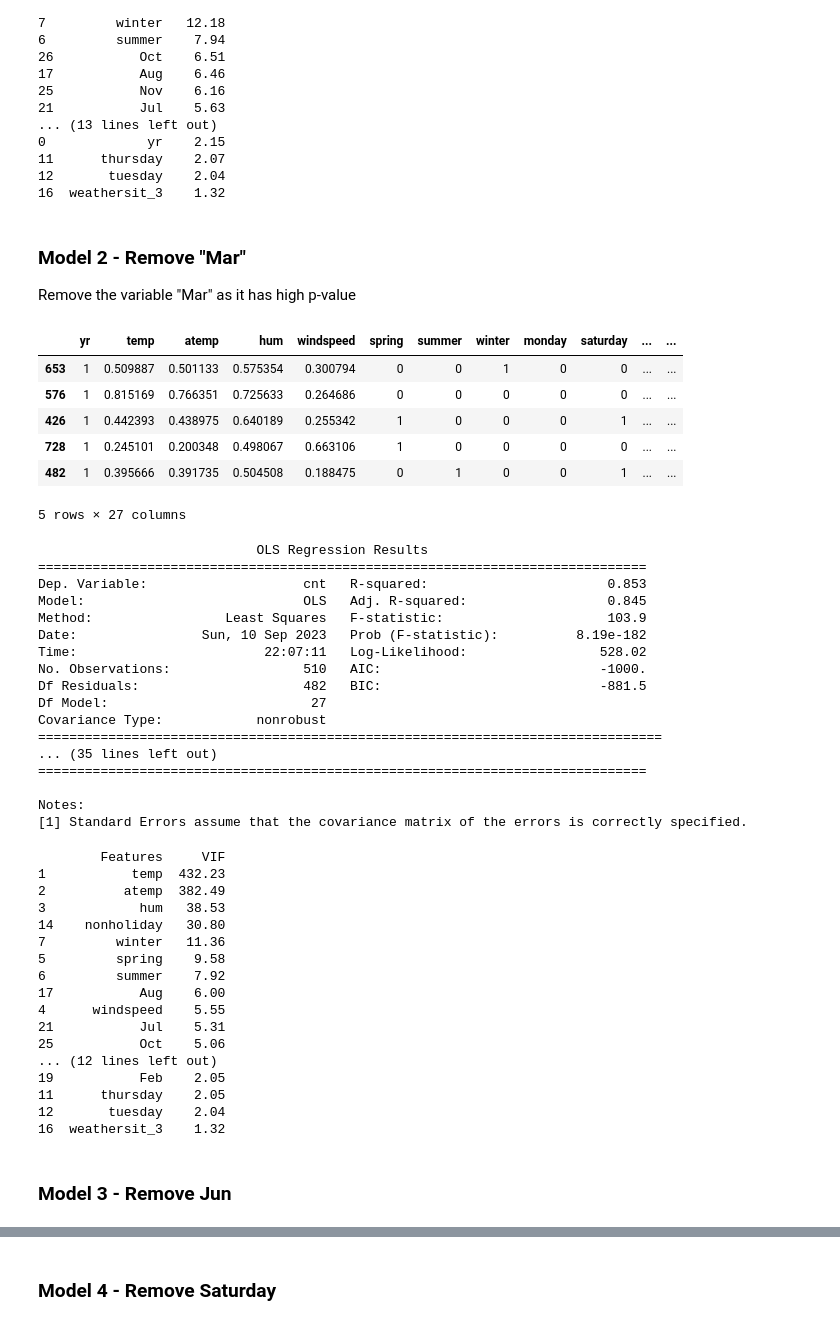
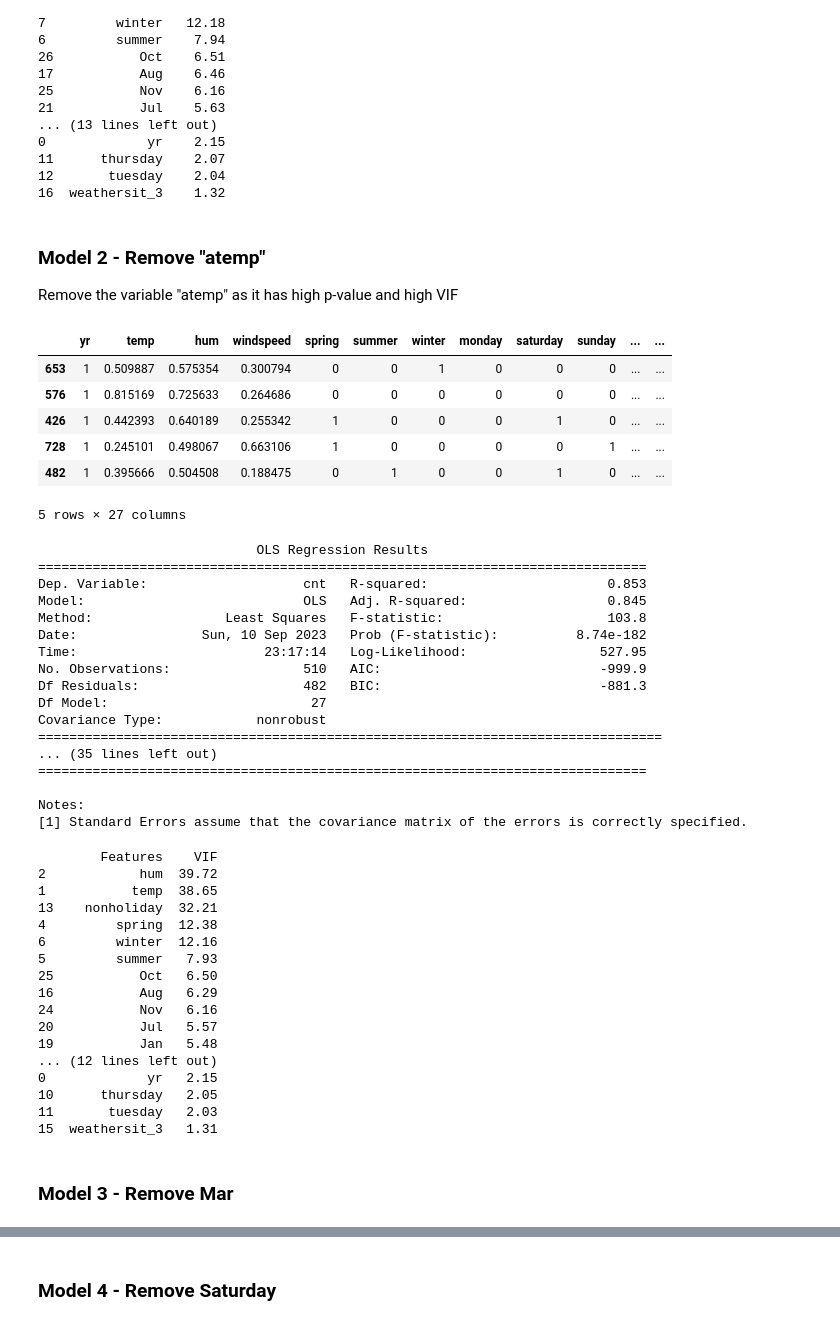
Before and after one commit to ncjanardhan-outlook/ncjpersonal, a Jupyter notebook: Linear Regression Assignment/Linear Regression Assignment - Boom Bikes.ipynb, the cells around one changed output, grey strips where cells are left out. Saved outputs shown, nothing was run; the diff lists cells and outputs as text; code cells hidden in the pictures.

```diff
--- a/Linear Regression Assignment/Linear Regression Assignment - Boom Bikes.ipynb
+++ b/Linear Regression Assignment/Linear Regression Assignment - Boom Bikes.ipynb
@@ -262,20 +262,20 @@ Calculate_VIF(X_train_model_1)
 12       tuesday    2.04
 16  weathersit_3    1.32
 # %% [markdown]
-### Model 2 - Remove "Mar"
+### Model 2 - Remove "atemp"
 
-Remove the variable "Mar" as it has high p-value
+Remove the variable "atemp" as it has high p-value and high VIF
 # %%
-X_train_model_2 = X_train_model_1.drop('Mar', 1)
+X_train_model_2 = X_train_model_1.drop('atemp', 1)
 
 X_train_model_2.head()
 # %% [output]
-|  | yr | temp | atemp | hum | windspeed | spring | summer | winter | monday | saturday | ... | ... |
-| 653 | 1 | 0.509887 | 0.501133 | 0.575354 | 0.300794 | 0 | 0 | 1 | 0 | 0 | ... | ... |
-| 576 | 1 | 0.815169 | 0.766351 | 0.725633 | 0.264686 | 0 | 0 | 0 | 0 | 0 | ... | ... |
-| 426 | 1 | 0.442393 | 0.438975 | 0.640189 | 0.255342 | 1 | 0 | 0 | 0 | 1 | ... | ... |
-| 728 | 1 | 0.245101 | 0.200348 | 0.498067 | 0.663106 | 1 | 0 | 0 | 0 | 0 | ... | ... |
-| 482 | 1 | 0.395666 | 0.391735 | 0.504508 | 0.188475 | 0 | 1 | 0 | 0 | 1 | ... | ... |
+|  | yr | temp | hum | windspeed | spring | summer | winter | monday | saturday | sunday | ... | ... |
+| 653 | 1 | 0.509887 | 0.575354 | 0.300794 | 0 | 0 | 1 | 0 | 0 | 0 | ... | ... |
+| 576 | 1 | 0.815169 | 0.725633 | 0.264686 | 0 | 0 | 0 | 0 | 0 | 0 | ... | ... |
+| 426 | 1 | 0.442393 | 0.640189 | 0.255342 | 1 | 0 | 0 | 0 | 1 | 0 | ... | ... |
+| 728 | 1 | 0.245101 | 0.498067 | 0.663106 | 1 | 0 | 0 | 0 | 0 | 1 | ... | ... |
+| 482 | 1 | 0.395666 | 0.504508 | 0.188475 | 0 | 1 | 0 | 0 | 1 | 0 | ... | ... |
 5 rows × 27 columns
 # %%
 lr_model_2 = ConstructLinearRegressionModel(X_train_model_2, y_train)
@@ -286,11 +286,11 @@ print(lr_model_2.summary())
 ==============================================================================
 Dep. Variable:                    cnt   R-squared:                       0.853
 Model:                            OLS   Adj. R-squared:                  0.845
-Method:                 Least Squares   F-statistic:                     103.9
-Date:                Sun, 10 Sep 2023   Prob (F-statistic):          8.19e-182
-Time:                        22:07:11   Log-Likelihood:                 528.02
-No. Observations:                 510   AIC:                            -1000.
-Df Residuals:                     482   BIC:                            -881.5
+Method:                 Least Squares   F-statistic:                     103.8
+Date:                Sun, 10 Sep 2023   Prob (F-statistic):          8.74e-182
+Time:                        23:17:14   Log-Likelihood:                 527.95
+No. Observations:                 510   AIC:                            -999.9
+Df Residuals:                     482   BIC:                            -881.3
 Df Model:                          27
 Covariance Type:            nonrobust
 ================================================================================
@@ -302,23 +302,23 @@ Notes:
 # %%
 Calculate_VIF(X_train_model_2)
 # %% [output]
-        Features     VIF
-1           temp  432.23
-2          atemp  382.49
-3            hum   38.53
-14    nonholiday   30.80
-7         winter   11.36
-5         spring    9.58
-6         summer    7.92
-17           Aug    6.00
-4      windspeed    5.55
-21           Jul    5.31
-25           Oct    5.06
+        Features    VIF
+2            hum  39.72
+1           temp  38.65
+13    nonholiday  32.21
+4         spring  12.38
+6         winter  12.16
+5         summer   7.93
+25           Oct   6.50
+16           Aug   6.29
+24           Nov   6.16
+20           Jul   5.57
+19           Jan   5.48
 ... (12 lines left out)
-19           Feb    2.05
-11      thursday    2.05
-12       tuesday    2.04
-16  weathersit_3    1.32
+0             yr   2.15
+10      thursday   2.05
+11       tuesday   2.03
+15  weathersit_3   1.31
 # %% [markdown]
-### Model 3 - Remove Jun
+### Model 3 - Remove Mar
 # %%
```
Also changed, not shown: parts of 25 cells of this notebook.
